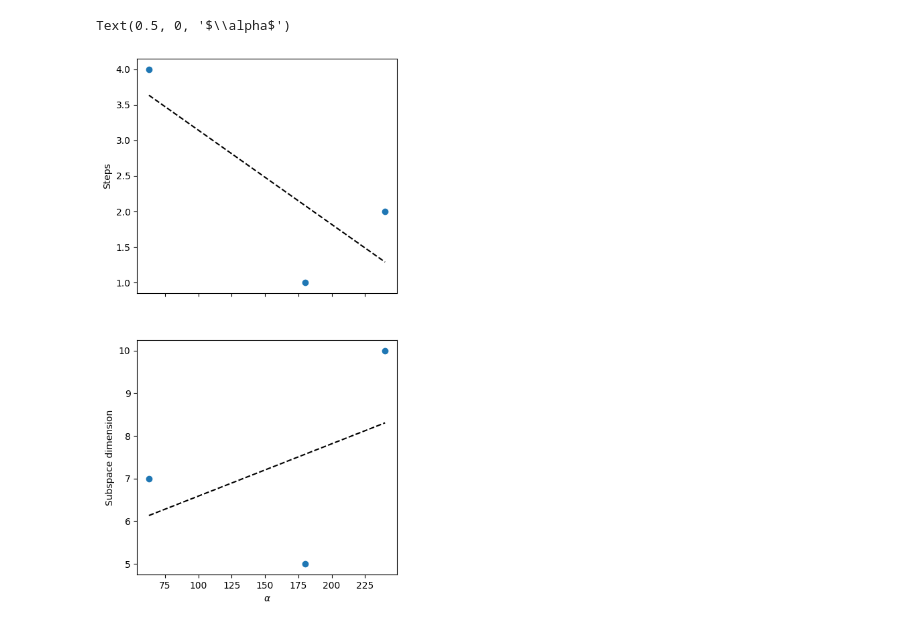
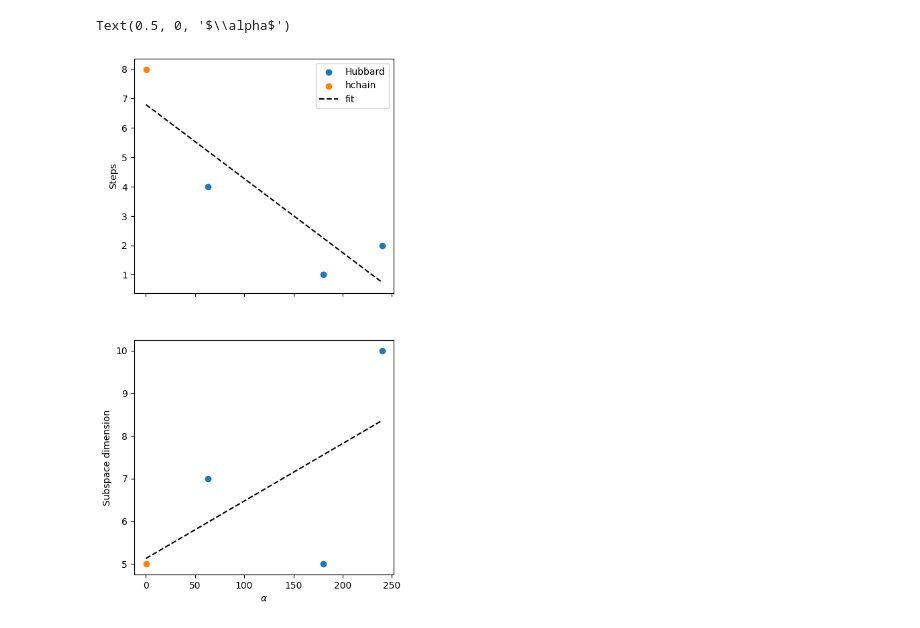
Before and after one commit to rmlarose/compare-vkp, a Jupyter notebook: alpha_plot.ipynb, the cells around one changed output. Saved outputs shown, nothing was run; the diff lists cells and outputs as text; code cells hidden in the pictures.

Commit message:
Ran the first hchain.

```diff
--- a/alpha_plot.ipynb
+++ b/alpha_plot.ipynb
@@ -28,12 +29,21 @@ dimension_fit_y = dimension_result.slope * fit_alpha + dimension_result.intercep
+# %%
+system_types = ["Hubbard", "hchain"]
 # %%
 fig, ax = plt.subplots(2, 1, sharex=True, figsize=(5, 10))
-ax[0].scatter(df["alpha"], df["steps"])
-ax[0].plot(fit_alpha, steps_fit_y, linestyle="--", color="k")
+for type in system_types:
+    df_type = df[df["name"].str.contains(type)]
+    assert len(df_type) != 0
+    ax[0].scatter(df_type["alpha"], df_type["steps"], label=type)
+ax[0].plot(fit_alpha, steps_fit_y, linestyle="--", color="k", label="fit")
 ax[0].set_ylabel("Steps")
-ax[1].scatter(df["alpha"], df["dimension"])
+ax[0].legend()
+for type in system_types:
+    df_type = df[df["name"].str.contains(type)]
+    assert len(df_type) != 0
+    ax[1].scatter(df_type["alpha"], df_type["dimension"], label=type)
 ax[1].plot(fit_alpha, dimension_fit_y, linestyle="--", color="k")
 ax[1].set_ylabel("Subspace dimension")
 ax[1].set_xlabel(r"$\alpha$")
 # %% [output]
 Text(0.5, 0, '$\\alpha$')
-[figure, old version]
+[figure, new version]
```
Also changed, not shown: parts of 2 cells of this notebook, 2 other files.
